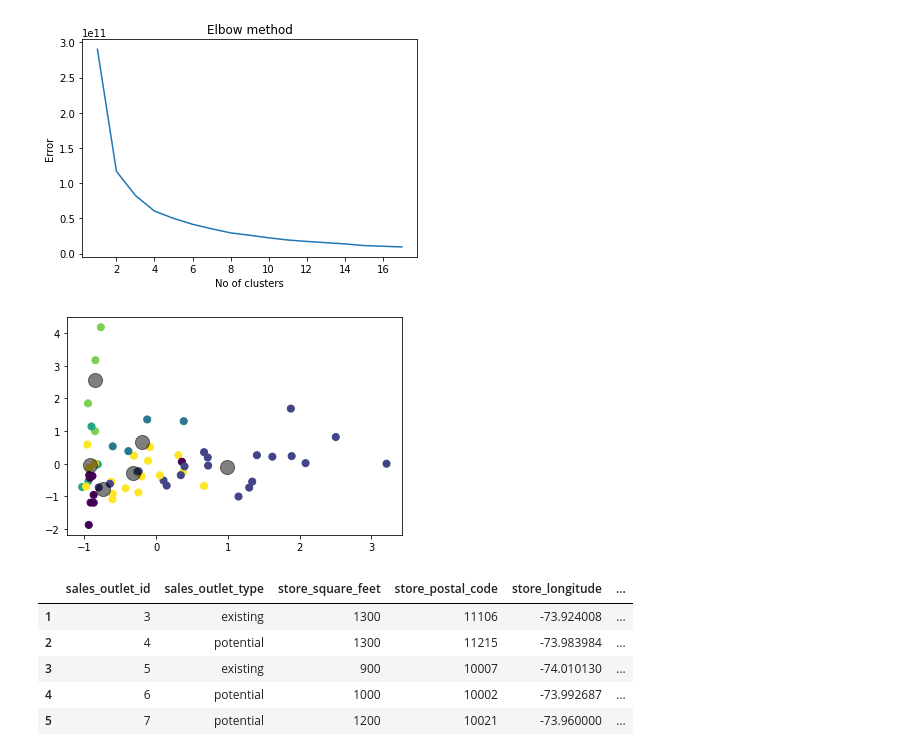
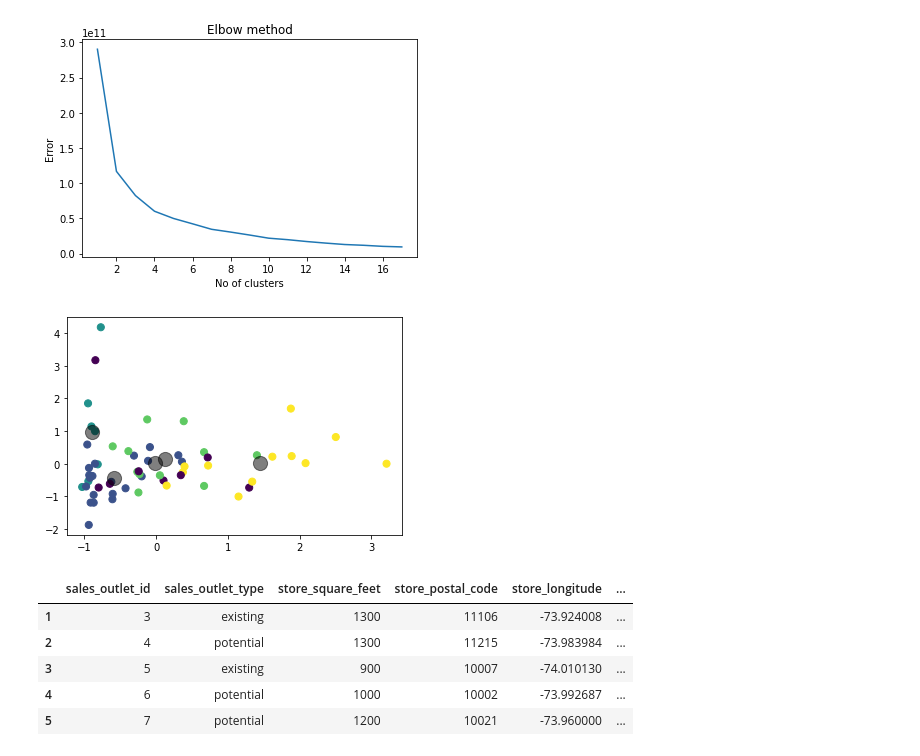
Before and after one commit to rayruzzo/Capstone-3---Beanie-Coffee, a Jupyter notebook: 4 & 5 Preprocessing & Modeling.ipynb, the cells around one changed output. Saved outputs shown, nothing was run; the diff lists cells and outputs as text; code cells hidden in the pictures.

```diff
--- a/4 & 5 Preprocessing & Modeling.ipynb
+++ b/4 & 5 Preprocessing & Modeling.ipynb
@@ -62,12 +62,12 @@ plt.show()
 # %% [output]
 [figure]
 # %%
-kmeans6 = KMeans(n_clusters=6)
-y_kmeans6 = kmeans6.fit_predict(X)
-plt.scatter(X[:, 0], X[:, 1], c=y_kmeans6, s=50, cmap='viridis')
+kmeans5 = KMeans(n_clusters=5, random_state=123)
+y_kmeans5 = kmeans5.fit_predict(X)
+plt.scatter(X[:, 0], X[:, 1], c=y_kmeans5, s=50, cmap='viridis')
 
-centers = kmeans6.cluster_centers_
+centers = kmeans5.cluster_centers_
 plt.scatter(centers[:, 0], centers[:, 1], c='black', s=200, alpha=0.5);
 # %% [output]
-[figure, old version]
+[figure, new version]
 # %%
```
Also changed, not shown: parts of 73 cells of this notebook, 4 other files.
